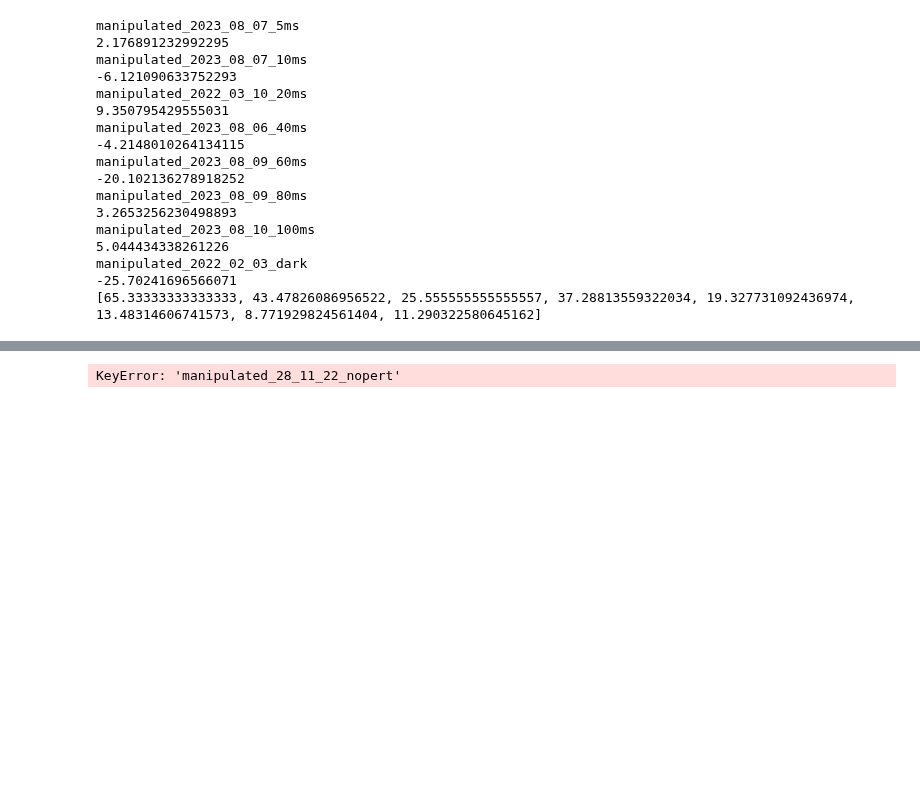
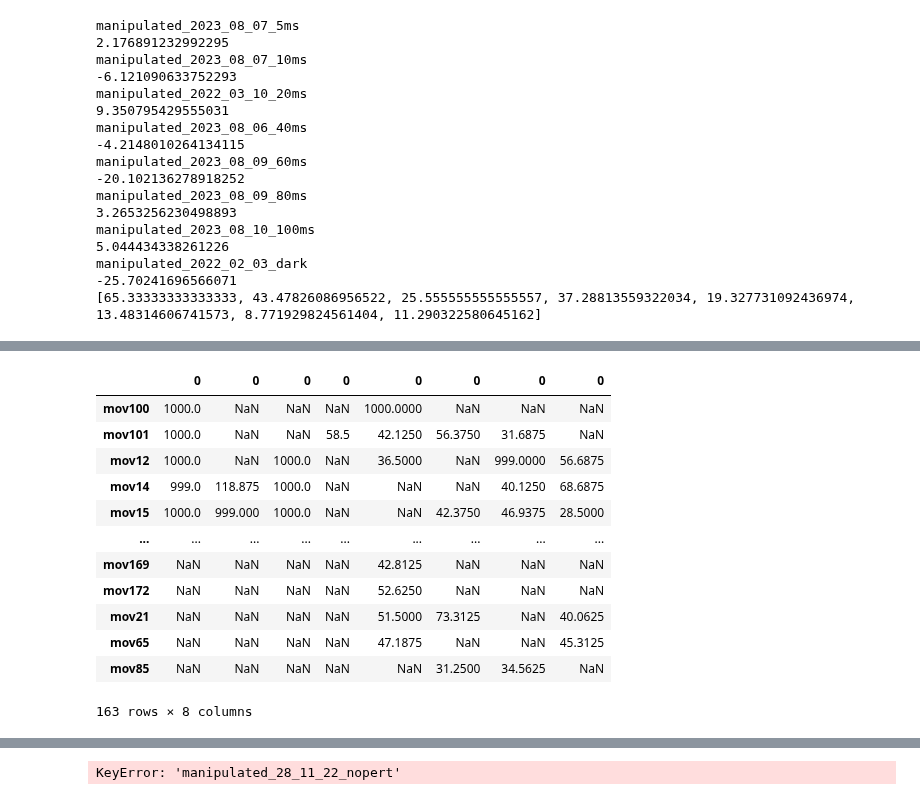
Before and after one commit to shuiit/experiment-analysis, a Jupyter notebook: data_analysis/article_plots_git.ipynb, the cells around one changed output, grey strips where cells are left out. Cells and saved outputs as stored; diff of their text form; code cells hidden in the pictures; blank space fills up the shorter version.

```diff
--- a/data_analysis/article_plots_git.ipynb
+++ b/data_analysis/article_plots_git.ipynb
@@ -423,3 +343,19 @@ response_time
+# %%
+concatenated_df
+# %% [output]
+|  | 0 | 0 | 0 | 0 | 0 | 0 | 0 | 0 |
+| mov100 | 1000.0 | NaN | NaN | NaN | 1000.0000 | NaN | NaN | NaN |
+| mov101 | 1000.0 | NaN | NaN | 58.5 | 42.1250 | 56.3750 | 31.6875 | NaN |
+| mov12 | 1000.0 | NaN | 1000.0 | NaN | 36.5000 | NaN | 999.0000 | 56.6875 |
+| mov14 | 999.0 | 118.875 | 1000.0 | NaN | NaN | NaN | 40.1250 | 68.6875 |
+| mov15 | 1000.0 | 999.000 | 1000.0 | NaN | NaN | 42.3750 | 46.9375 | 28.5000 |
+| ... | ... | ... | ... | ... | ... | ... | ... | ... |
+| mov169 | NaN | NaN | NaN | NaN | 42.8125 | NaN | NaN | NaN |
+| mov172 | NaN | NaN | NaN | NaN | 52.6250 | NaN | NaN | NaN |
+| mov21 | NaN | NaN | NaN | NaN | 51.5000 | 73.3125 | NaN | 40.0625 |
+| mov65 | NaN | NaN | NaN | NaN | 47.1875 | NaN | NaN | 45.3125 |
+| mov85 | NaN | NaN | NaN | NaN | NaN | 31.2500 | 34.5625 | NaN |
+163 rows × 8 columns
 # %%
 # generate CSV for pulses (percent of features)
 
```
Also changed, not shown: parts of 17 cells of this notebook, 19 other files.
